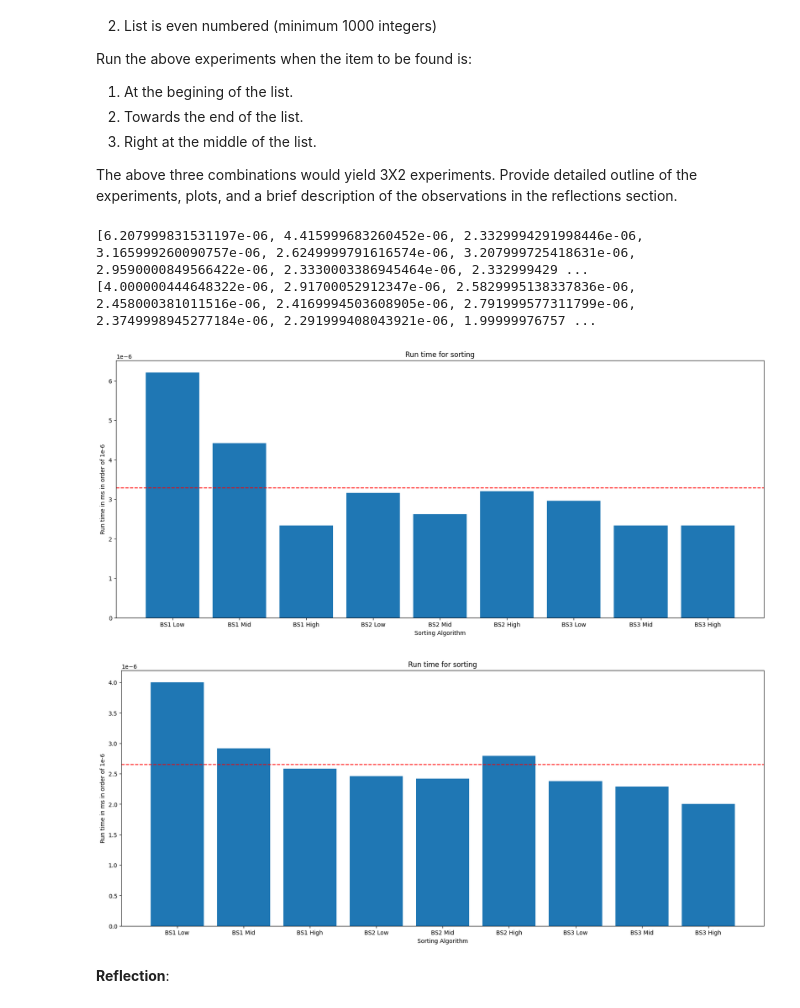
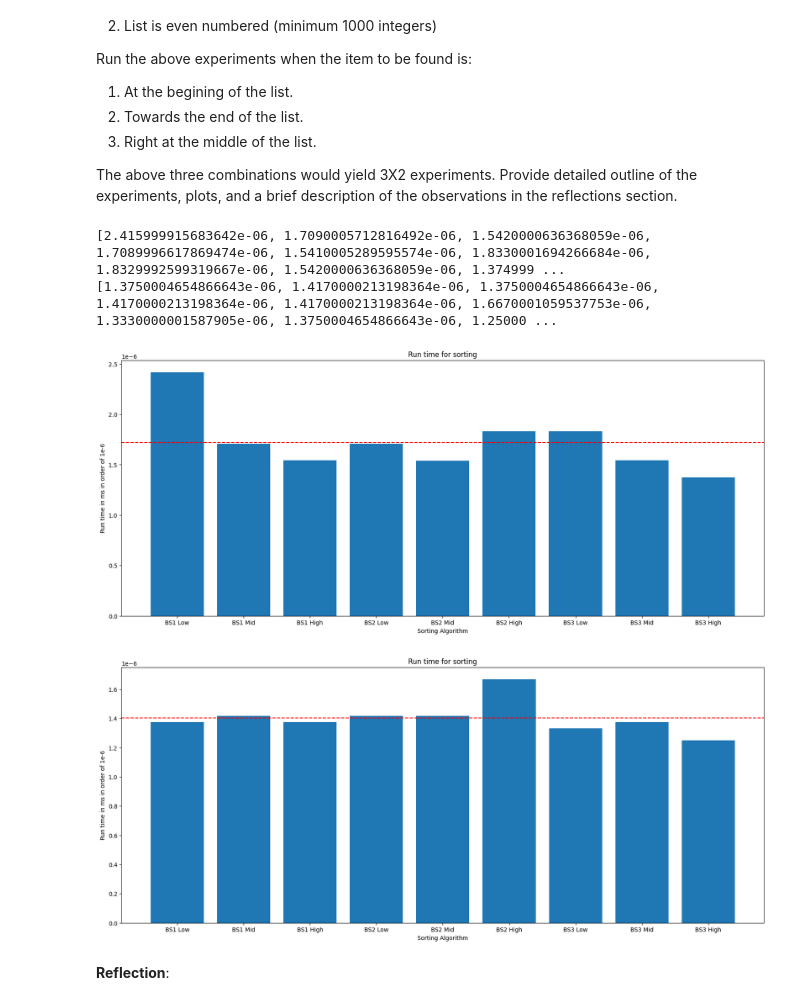
Before and after one commit to Noprop/minesweeper-2xc3-, a Jupyter notebook: Lab_II.ipynb, the cells around one changed output. Drawn from its saved outputs; the diff is of its cells as text; code cells hidden in the pictures.

```diff
--- a/Lab_II.ipynb
+++ b/Lab_II.ipynb
@@ -102,6 +102,17 @@ def create_custom_list(length, max_value, item=None, item_index=None):
         random_list.insert(item_index,item)
     return random_list
 
+def create_near_sorted(sorted_length, unsorted_length, max_value):
+    curMax = max_value
+    random_list = []
+    for i in range(sorted_length+1,1,-1):
+        curMax = curMax * (random.random() ** (1/i))
+        random_list.append(round(curMax))
+    random_list.reverse()
+    for _ in range(0,unsorted_length):
+        random_list.append(random.randint(0,max_value))
+    return random_list
+
 list_100 = create_custom_list(100, 100)
 list_1000 = create_custom_list(1000, 1000)
 list_10000 = create_custom_list(10000, 10000)
@@ -321,14 +407,11 @@ The above three combinations would yield 3X2 experiments. Provide detailed outli
 odd_list = []
 even_list = []
 
-for i in range(100000):
+for i in range(2400):
     if i % 2:
         odd_list.append(i)
     else:
         even_list.append(i)
-
-# print("Odd list length: ", len(odd_list))
-# print("Even list length: ", len(even_list))
 
 def bs_1_speed(list, num):
     start = timeit.default_timer()
@@ -343,54 +426,54 @@ def bs_2_speed(list, num):
 def bs_3_speed(list, num):
     start = timeit.default_timer()
     binary_search_3(list, num)
     end = timeit.default_timer()
     return end-start
 
 odd_speed = []
 even_speed = []
 
 odd_speed.append(bs_1_speed(odd_list, 1))
-odd_speed.append(bs_1_speed(odd_list, 50001))
-odd_speed.append(bs_1_speed(odd_list, 99099))
+odd_speed.append(bs_1_speed(odd_list, 1201))
+odd_speed.append(bs_1_speed(odd_list, 2399))
 odd_speed.append(bs_2_speed(odd_list, 1))
-odd_speed.append(bs_2_speed(odd_list, 50001))
-odd_speed.append(bs_2_speed(odd_list, 99999))
+odd_speed.append(bs_2_speed(odd_list, 1201))
+odd_speed.append(bs_2_speed(odd_list, 2399))
 odd_speed.append(bs_3_speed(odd_list, 1))
-odd_speed.append(bs_3_speed(odd_list, 50001))
-odd_speed.append(bs_3_speed(odd_list, 99999))
+odd_speed.append(bs_3_speed(odd_list, 1201))
+odd_speed.append(bs_3_speed(odd_list, 2399))
 
 even_speed.append(bs_1_speed(even_list, 0))
-even_speed.append(bs_1_speed(even_list, 50000))
-even_speed.append(bs_1_speed(even_list, 99998))
+even_speed.append(bs_1_speed(even_list, 1200))
+even_speed.append(bs_1_speed(even_list, 2398))
 even_speed.append(bs_2_speed(even_list, 0))
-even_speed.append(bs_2_speed(even_list, 50000))
-even_speed.append(bs_2_speed(even_list, 99998))
+even_speed.append(bs_2_speed(even_list, 1200))
+even_speed.append(bs_2_speed(even_list, 2398))
 even_speed.append(bs_3_speed(even_list, 0))
-even_speed.append(bs_3_speed(even_list, 50000))
-even_speed.append(bs_3_speed(even_list, 99998))
+even_speed.append(bs_3_speed(even_list, 1200))
+even_speed.append(bs_3_speed(even_list, 2398))
 
 print(odd_speed)
 print(even_speed)
 
-def draw_binary_search_speeds(run_arr):
+def draw_binary_search_speeds(run_arr, x_axis):
     x = np.arange(0, len(run_arr), 1)
     fig = plt.figure(figsize=(20, 8))
     plt.bar(x, run_arr)
     plt.axhline(np.mean(run_arr), color="red", linestyle="--", label="Avg")
-    my_xticks = ['BS1 Low', 'BS1 Mid', 'BS1 High', 'BS2 Low', 'BS2 Mid', 'BS2 High', 'BS3 Low', 'BS3 Mid', 'BS3 High']
-    plt.xticks(x, my_xticks)
+    plt.xticks(x, x_axis)
     plt.xlabel("Sorting Algorithm")
     plt.ylabel("Run time in ms in order of 1e-6")
     plt.title("Run time for sorting")
     plt.show()
 
-draw_binary_search_speeds(odd_speed)
-draw_binary_search_speeds(even_speed)
+bs_xaxis = ['BS1 Low', 'BS1 Mid', 'BS1 High', 'BS2 Low', 'BS2 Mid', 'BS2 High', 'BS3 Low', 'BS3 Mid', 'BS3 High']
+draw_binary_search_speeds(odd_speed, bs_xaxis)
+draw_binary_search_speeds(even_speed, bs_xaxis)
 # %% [output]
-[6.207999831531197e-06, 4.415999683260452e-06, 2.3329994291998446e-06, 3.165999260090757e-06, 2.6249999791616574e-06, 3.207999725418631e-06, 2.9590000849566422e-06, 2.3330003386945464e-06, 2.332999429 ...
-[4.000000444648322e-06, 2.91700052912347e-06, 2.5829995138337836e-06, 2.458000381011516e-06, 2.4169994503608905e-06, 2.791999577311799e-06, 2.3749998945277184e-06, 2.291999408043921e-06, 1.99999976757 ...
+[2.415999915683642e-06, 1.7090005712816492e-06, 1.5420000636368059e-06, 1.7089996617869474e-06, 1.5410005289595574e-06, 1.8330001694266684e-06, 1.8329992599319667e-06, 1.5420000636368059e-06, 1.374999 ...
+[1.3750004654866643e-06, 1.4170000213198364e-06, 1.3750004654866643e-06, 1.4170000213198364e-06, 1.4170000213198364e-06, 1.6670001059537753e-06, 1.3330000001587905e-06, 1.3750004654866643e-06, 1.25000 ...
-[figure, old version]
+[figure, new version]
-[figure, old version]
+[figure, new version]
 # %% [markdown]
 **Reflection**:
 # %% [markdown]
```
Also changed, not shown: parts of 16 cells of this notebook.
